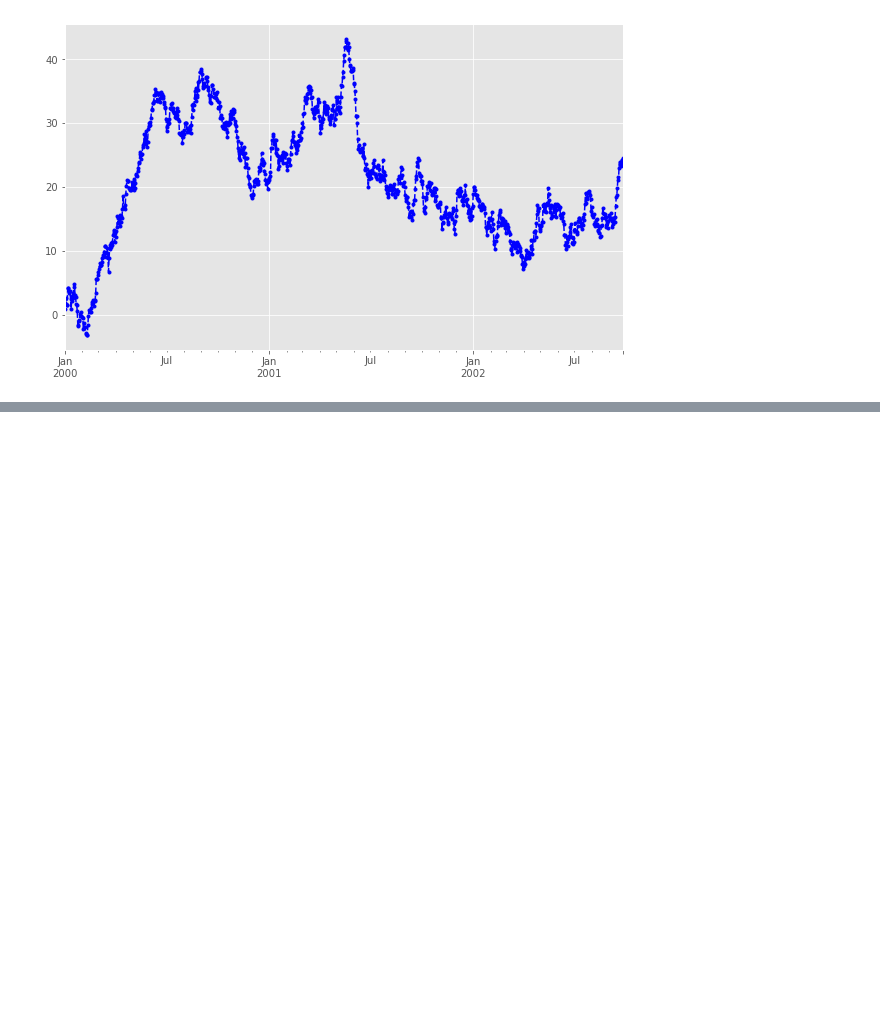
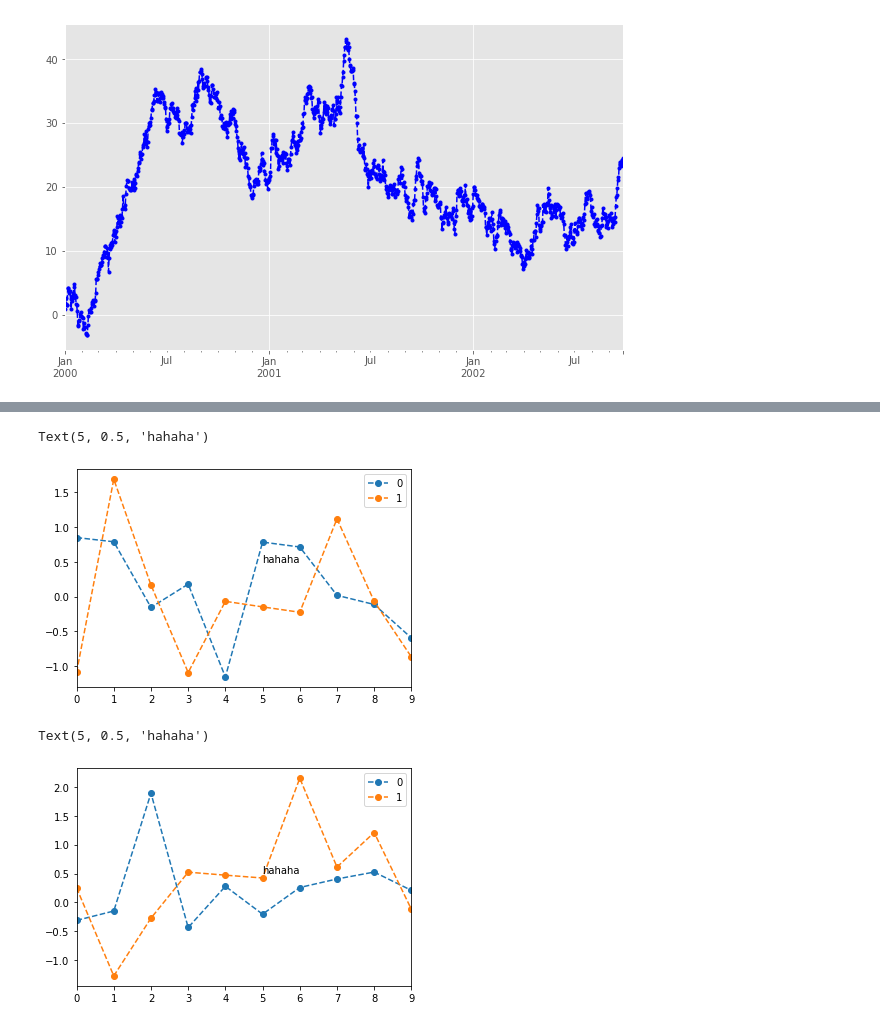
Before and after one commit to tsangyu98/matplotlib_study, a Jupyter notebook: Matplotlib_part1.ipynb, the cells around one changed output, grey strips where cells are left out. Drawn from its saved outputs; the diff is of its cells as text; code cells hidden in the pictures; blank space fills up the shorter version.

```diff
--- a/Matplotlib_part1.ipynb
+++ b/Matplotlib_part1.ipynb
@@ -244,0 +296,11 @@ ts.plot(style='--b.', grid=True, figsize=(10, 6))
+# %%
+# 注解
+df = pd.DataFrame(np.random.randn(10, 2))
+df.plot(style='--o')
+plt.text(5, 0.5, 'hahaha', fontsize=10)
+# 注解:横坐标，纵坐标，注解字符串
+# %% [output]
+Text(5, 0.5, 'hahaha')
+[figure, added]
+Text(5, 0.5, 'hahaha')
+[figure, added]
```
Also changed, not shown: parts of 3 cells of this notebook.
